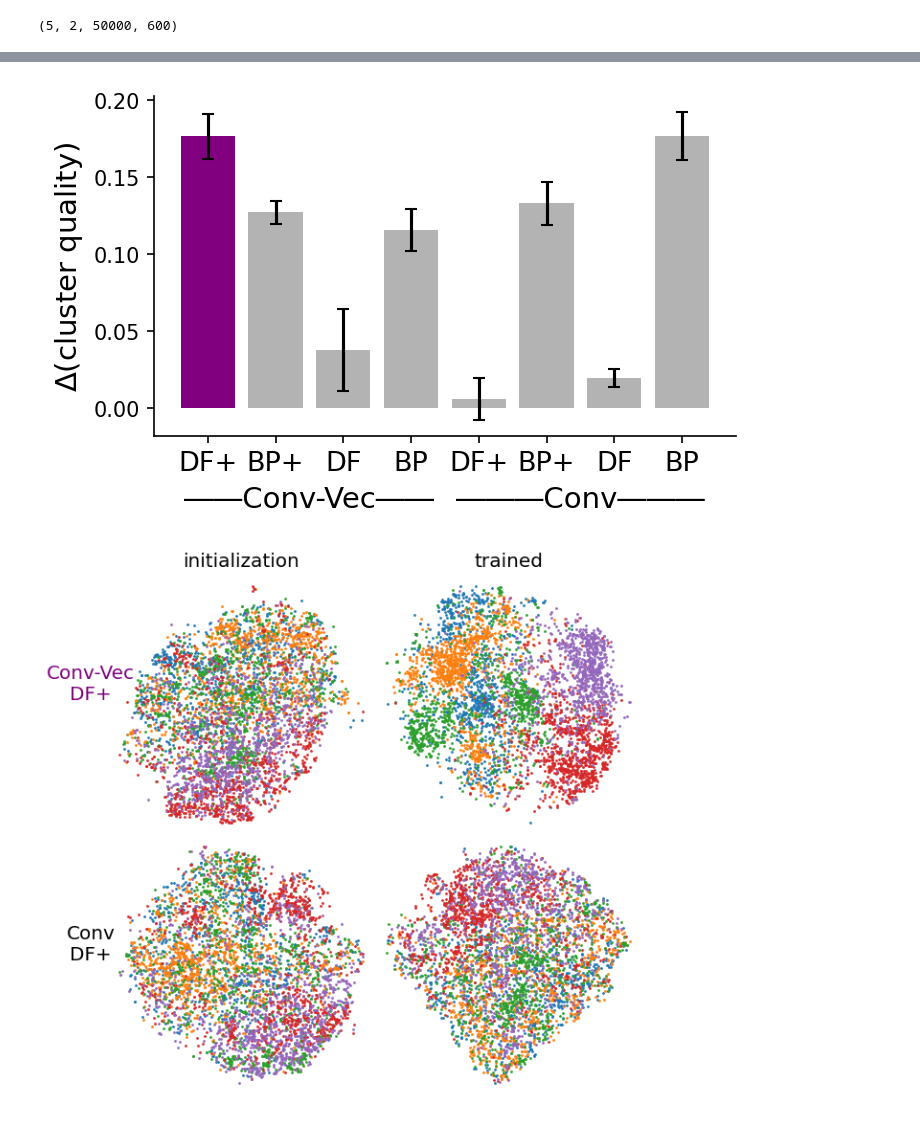
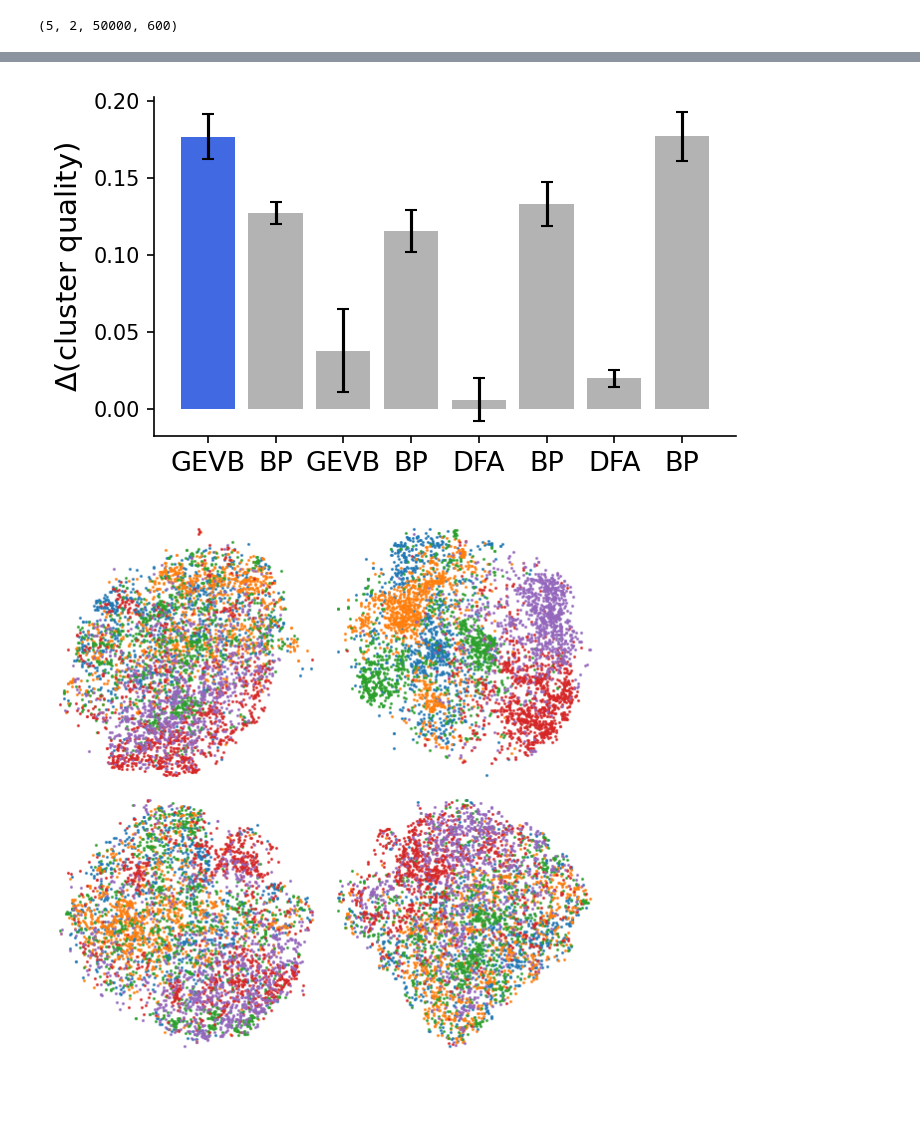
Before and after one commit to davidclark1/VectorizedNets, a Jupyter notebook: notebooks/conv_viz.ipynb, the cells around one changed output, grey strips where cells are left out. Saved outputs shown, nothing was run; the diff lists cells and outputs as text; code cells hidden in the pictures.

```diff
--- a/notebooks/conv_viz.ipynb
+++ b/notebooks/conv_viz.ipynb
@@ -24,3 +24,9 @@ train_loader, test_loader = train_models.load_cifar(128, shuffle_train=False)
 # %% [output]
 Files already downloaded and verified
 Files already downloaded and verified
+# %%
+labels = np.zeros(50000)
+i = 0
+for (x, y) in train_loader:
+    labels[i:i+len(y)] = y
+    i += len(y)
@@ -241,21 +251,20 @@ diffs = diffs[[4, 6, 5, 7, 0, 2, 1, 3]]
 # %%
 fig, ax = plt.subplots(1, 1, figsize=(5, 3), dpi=150)
 ax.bar(x=np.arange(8), height=diffs.mean(axis=1), yerr=diffs.std(axis=1),
-       capsize=3, color=['purple']+['0.7']*7)
+       capsize=3, color=['royalblue']+['0.7']*7)
 
-ticklabels = ['DF+', 'BP+', 'DF', 'BP']
-ticklabels += ticklabels
+ticklabels = ['GEVB', 'BP', 'GEVB', 'BP', 'DFA', 'BP', 'DFA', 'BP']
 ax.set_xticks(np.arange(8))
 ax.set_xticklabels(ticklabels, size=13)
 ax.spines['top'].set_visible(False)
 ax.spines['right'].set_visible(False)
-ax.text(1.5, -.05, '――Conv-Vec――', ha='center', va='top', fontsize=14)
-ax.text(5.5, -.05, '―――Conv―――', ha='center', va='top', fontsize=14)
+#ax.text(1.5, -.05, 'Vectorized', ha='center', va='top', fontsize=14)
+#ax.text(5.5, -.05, 'Conventional', ha='center', va='top', fontsize=14)
 ax.set_ylabel('$\Delta$(cluster quality)', size=14)
 
 plt.savefig('figs/cifar_bar_plot.pdf', bbox_inches='tight')
 # %% [output]
-[figure, old version]
+[figure, new version]
 # %%
 def scatter_tsne(ax, X, labels):
     X, labels = X[:10000], labels[:10000]
@@ -280,13 +289,13 @@ scatter_tsne(axes[0, 1], saved_tsnes[1][1], labels)
 scatter_tsne(axes[1, 0], saved_tsnes[0][0], labels)
 scatter_tsne(axes[1, 1], saved_tsnes[0][1], labels)
 
-axes[0, 0].set_ylabel("Conv-Vec\nDF+", rotation=0, fontsize=16, labelpad=14, color='purple')
-axes[1, 0].set_ylabel("Conv\nDF+", rotation=0, fontsize=16, labelpad=14)
-axes[0, 0].set_title("initialization", fontsize=16)
-axes[0, 1].set_title("trained", fontsize=16)
+#axes[0, 0].set_ylabel("Conv-Vec\nDF+", rotation=0, fontsize=16, labelpad=14, color='purple')
+#axes[1, 0].set_ylabel("Conv\nDF+", rotation=0, fontsize=16, labelpad=14)
+#axes[0, 0].set_title("initialization", fontsize=16)
+#axes[0, 1].set_title("trained", fontsize=16)
 
-plt.savefig('figs/cifar_tsnes.png', bbox_inches='tight', dpi=300)
+plt.savefig('figs/cifar_tsnes.png', bbox_inches='tight', dpi=190)
 # %% [output]
-[figure, old version]
+[figure, new version]
 # %%
 #np.savez('tsne_data/tsnes.npz', saved_tsnes=np.array(saved_tsnes), results=results)
```
Also changed, not shown: parts of 2 cells of this notebook, 2 other files.
